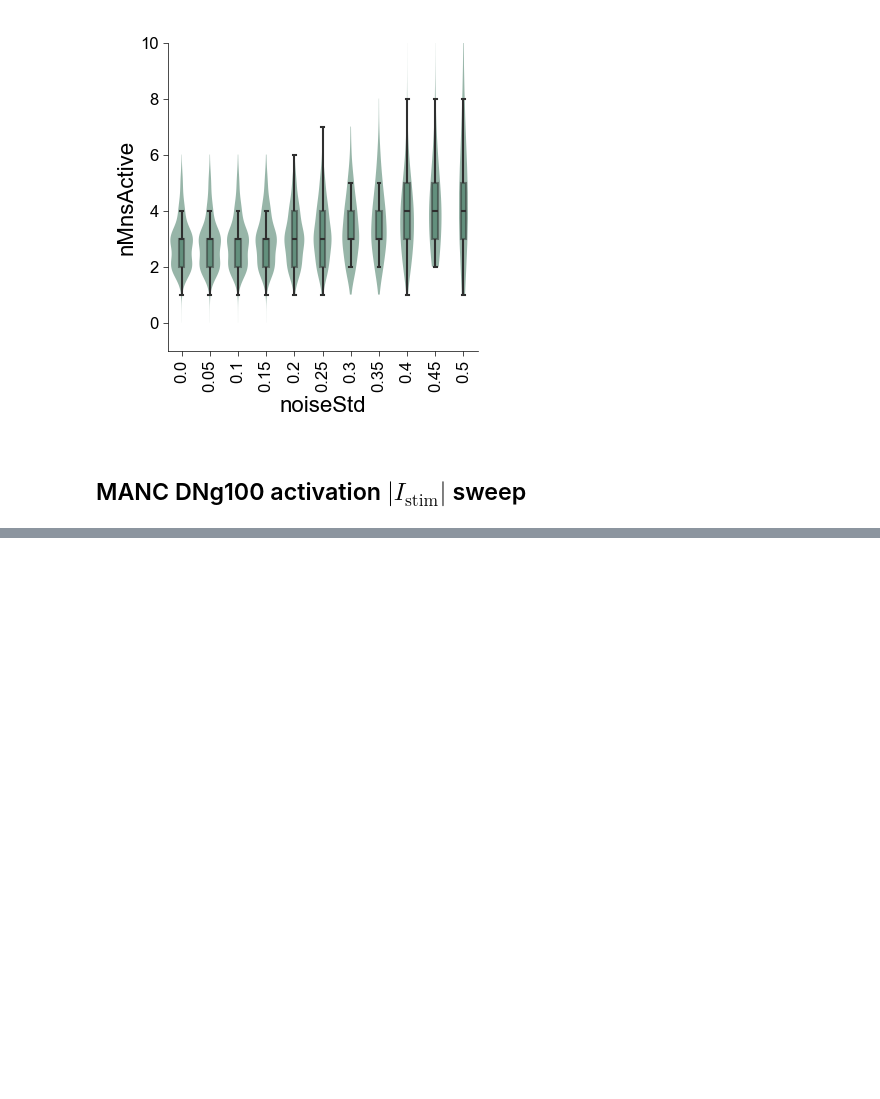
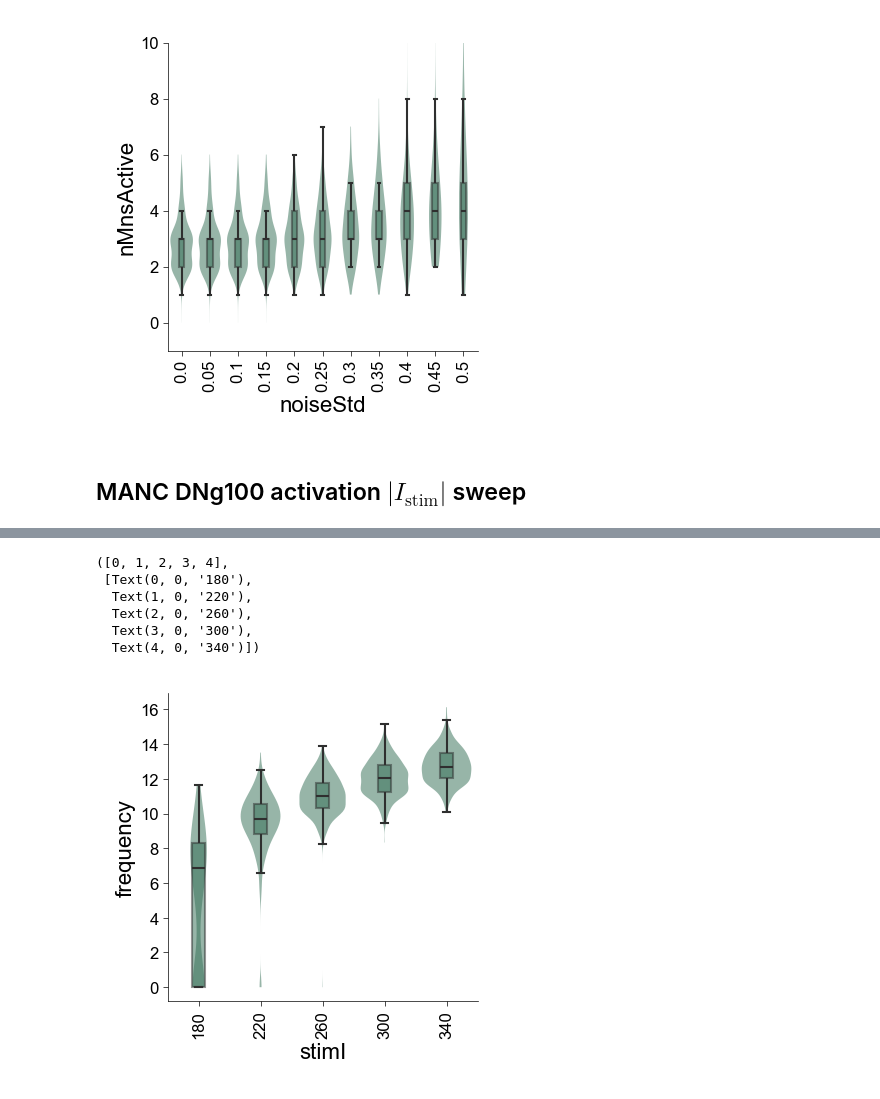
Before and after one commit to smpuglie/Pugliese_cpg_2025, a Jupyter notebook: notebooks/Figure 2.ipynb, the cells around one changed output, grey strips where cells are left out. Drawn from its saved outputs; the diff is of its cells as text; code cells hidden in the pictures; blank space fills up the shorter version.

Commit message:
new freq data plot

```diff
--- a/notebooks/Figure 2.ipynb
+++ b/notebooks/Figure 2.ipynb
@@ -555,0 +516,38 @@ wTable
+# %%
+simType = "DNg100_Stim"
+simPath = simType+"/hyak/run_id=28914803"
+folder = dataPath + simPath
+overallParams = DictConfig(load_from_yaml(folder+"/multirun.yaml"))
+wTable = pd.read_csv("../"+overallParams.experiment["dfPath"].split("Pugliese_2025")[1])
+mnData = sort_motor_modules(wTable.loc[wTable["motor module"].notna()])
+
+nSims = overallParams.experiment.n_replicates
+nMnsActive = pd.DataFrame(index=np.arange(nSims))
+simScore = pd.DataFrame(index=np.arange(nSims))
+mnFreq = pd.DataFrame(index=np.arange(nSims))
+
+subfolders = []
+for f in os.listdir(folder):
+    if os.path.isdir(f"{folder}/{f}"):
+        subfolders.append(f)
+
+for subfolder in subfolders:
+    print(f"Loading {subfolder}")
+    Rs = sparse.load_npz(folder+f"/{subfolder}/ckpt/{simType}_Rs.npz").todense()
+    dataset = 0
+    Rs = Rs[dataset]
+    params = DictConfig(load_from_yaml(folder+f"/{subfolder}/.hydra/config.yaml"))
+    stimI = params.experiment.stimI[0]
+    for i in range(nSims):
+        # active neurons
+        R = Rs[i]
+
+        activeMnsMask = (np.max(R,1)>0.01) & (jnp.isin(jnp.arange(R.shape[0]), mnData.index.to_numpy()))
+        nMnsActive.loc[i,stimI] = np.sum(activeMnsMask)
+        activeMnsMaskPastTransient = (np.max(R[:,250:],1)>0.01) & (jnp.isin(jnp.arange(R.shape[0]), mnData.index.to_numpy()))
+        score, freq = compute_oscillation_score(R[...,250:],activeMnsMaskPastTransient)
+        simScore.loc[i,stimI] = score
+        mnFreq.loc[i,stimI] = freq
+
+figFolder = "../figures/"
+figFolder += "-".join(str.split(simPath,"/"))
@@ -555,0 +565,15 @@ wTable
+# %%
+sns.violinplot((mnFreq[nMnsActive>0]/overallParams.sim.dt).astype(float).melt(var_name="stimI",value_name="frequency"),x="stimI",y="frequency",edgecolor=None,inner=None,cut=0,alpha=0.5,color=mnColor)
+sns.boxplot((mnFreq[nMnsActive>0]/overallParams.sim.dt).astype(float).melt(var_name="stimI",value_name="frequency"),x="stimI",y="frequency",width=0.2,linewidth=0.75,fliersize=2**0.75,
+            boxprops={"alpha":0.5,},showfliers=False,color=mnColor)
+plt.xticks(rotation=90)
+
+# plt.gcf().set_dpi(500)
+# %% [output]
+([0, 1, 2, 3, 4],
+ [Text(0, 0, '180'),
+  Text(1, 0, '220'),
+  Text(2, 0, '260'),
+  Text(3, 0, '300'),
+  Text(4, 0, '340')])
+[figure, added]
```
Also changed, not shown: parts of 5 cells of this notebook, 1 other file.
